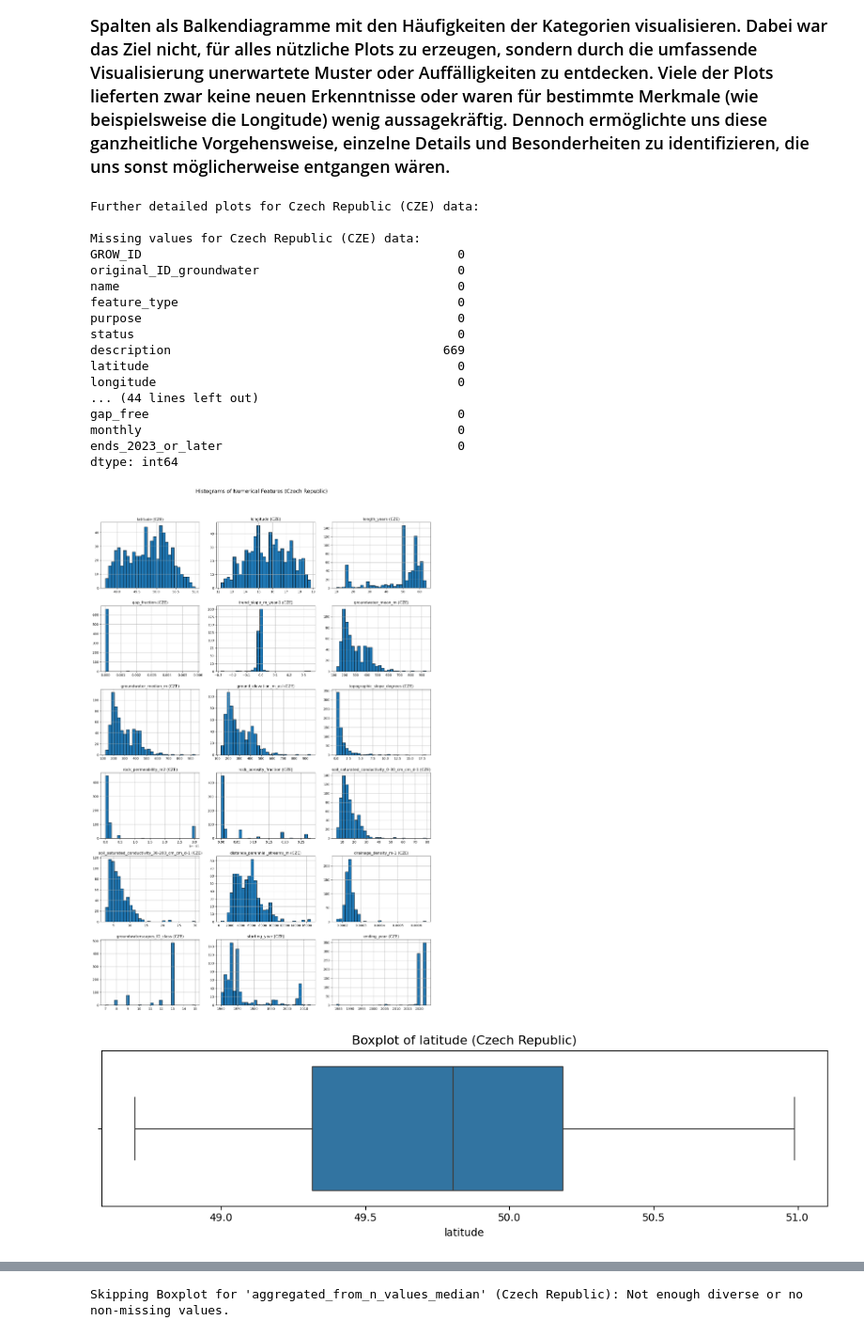
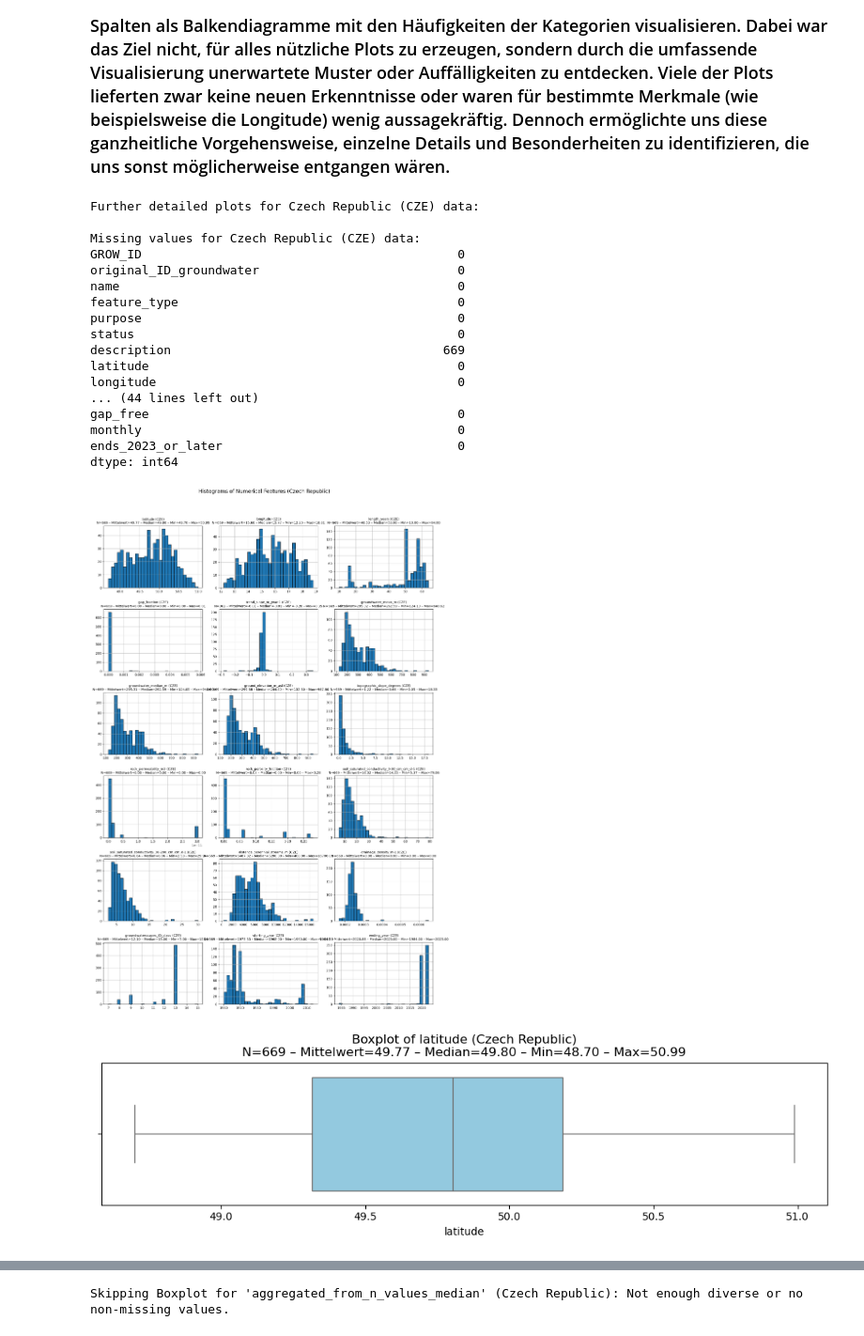
Before and after one commit to Tarikorgun/ML-Python, a Jupyter notebook: Plotsjy.ipynb, the cells around one changed output, grey strips where cells are left out. Shown at 94% size. Saved outputs shown, nothing was run; the diff lists cells and outputs as text; code cells hidden in the pictures.

Commit message:
Plots mit Statistik in Jupyter Notebook

```diff
--- a/Plotsjy.ipynb
+++ b/Plotsjy.ipynb
@@ -442,7 +520,7 @@ Auch hier: Wahrscheinlich geringe Relevanz für uns, dennoch trotzdem Interessan
 
 ### Im Folgenden Abschnitt haben wir abschließend  Schleifen implementiert, die systematisch alle numerischen Spalten in Form von Histogrammen und Boxplots sowie alle kategorialen Spalten als Balkendiagramme mit den Häufigkeiten der Kategorien visualisieren. Dabei war das Ziel nicht, für alles nützliche Plots zu erzeugen, sondern durch die umfassende Visualisierung unerwartete Muster oder Auffälligkeiten zu entdecken. Viele der Plots lieferten zwar keine neuen Erkenntnisse oder waren für bestimmte Merkmale (wie beispielsweise die Longitude) wenig aussagekräftig. Dennoch ermöglichte uns diese ganzheitliche Vorgehensweise, einzelne Details und Besonderheiten zu identifizieren, die uns sonst möglicherweise entgangen wären.
 # %%
-# Additional general histograms and boxplots for CZE data (from original Ploties.py for detailed EDA)
+# Additional general histograms and boxplots for CZE data
 
 print("\nFurther detailed plots for Czech Republic (CZE) data:")
 
@@ -459,15 +537,25 @@ if not numeric_cols_cz_detailed.empty:
     if numeric_cols_with_data:
         # Determine number of rows/columns for subplots
         n_plots = len(numeric_cols_with_data)
-        n_cols = 3 # You can adjust this for more columns
+        n_cols = 3
         n_rows = (n_plots + n_cols - 1) // n_cols # Calculate rows needed
 
         fig_hist, axes_hist = plt.subplots(n_rows, n_cols, figsize=(5 * n_cols, 4 * n_rows))
-        axes_hist = axes_hist.flatten() # Flatten for easy iteration
+        axes_hist = axes_hist.flatten()
 
         for i, col in enumerate(numeric_cols_with_data):
-            df_cz[col].dropna().hist(bins=30, ax=axes_hist[i], edgecolor='black')
-            axes_hist[i].set_title(f'{col} (CZE)')
+            data = df_cz[col].dropna()
+            N = data.count()
+            mean = data.mean()
+            median = data.median()
+            min_val = data.min()
+            max_val = data.max()
+
+            data.hist(bins=30, ax=axes_hist[i], edgecolor='black')
+            axes_hist[i].set_title(
+                f"{col} (CZE)\nN={N} – Mittelwert={mean:.2f} – Median={median:.2f} – Min={min_val:.2f} – Max={max_val:.2f}",
+                fontsize=10
+            )
             axes_hist[i].set_xlabel('') # Clear x-label to prevent overlap in subplots
             axes_hist[i].set_ylabel('') # Clear y-label
 
@@ -487,10 +575,19 @@ else:
 # These boxplots help to visually identify potential outliers and the distribution of individual numerical features.
 if not numeric_cols_cz_detailed.empty:
     for col in numeric_cols_cz_detailed:
-        if df_cz[col].dropna().nunique() > 1:
+        data = df_cz[col].dropna()
+        if data.nunique() > 1:
+            N = data.count()
+            mean = data.mean()
+            median = data.median()
+            min_val = data.min()
+            max_val = data.max()
+
             plt.figure(figsize=(10, 3)) # Slightly wider and taller for boxplots
-            sns.boxplot(x=df_cz[col].dropna())
-            plt.title(f'Boxplot of {col} (Czech Republic)')
+            sns.boxplot(x=data, color='skyblue')
+            plt.title(
+                f"Boxplot of {col} (Czech Republic)\nN={N} – Mittelwert={mean:.2f} – Median={median:.2f} – Min={min_val:.2f} – Max={max_val:.2f}"
+            )
             plt.tight_layout()
             plt.show()
         else:
@@ -523,32 +620,32 @@ if not categorical_cols_cz.empty:
         fig_width = max(10, len(plot_data) * 0.6) # Dynamic width based on number of categories
         plt.figure(figsize=(fig_width, 6))
 
         plot_data.plot(kind='bar')
         plt.title(f'Frequencies of Category: {col} (Czech Republic){title_suffix}')
         plt.xlabel(col)
         plt.ylabel('Count')
         plt.xticks(rotation=60, ha='right', fontsize=9) # Rotate and adjust alignment for readability
         plt.tight_layout()
         plt.show()
 else:
     print("No categorical columns for bar charts in CZE data found.")
 # %% [output]
 Further detailed plots for Czech Republic (CZE) data:
 
 Missing values for Czech Republic (CZE) data:
 GROW_ID                                           0
 original_ID_groundwater                           0
 name                                              0
 feature_type                                      0
 purpose                                           0
 status                                            0
 description                                     669
 latitude                                          0
 longitude                                         0
 ... (44 lines left out)
 gap_free                                          0
 monthly                                           0
 ends_2023_or_later                                0
 dtype: int64
-[figure, old version]
+[figure, new version]
-[figure, old version]
+[figure, new version]
```
Also changed, not shown: parts of 10 cells of this notebook.
